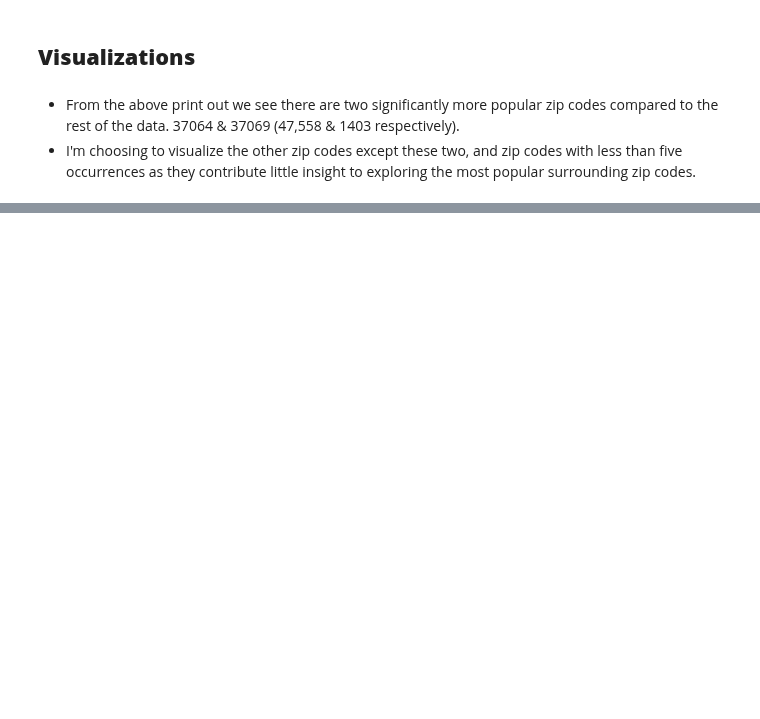
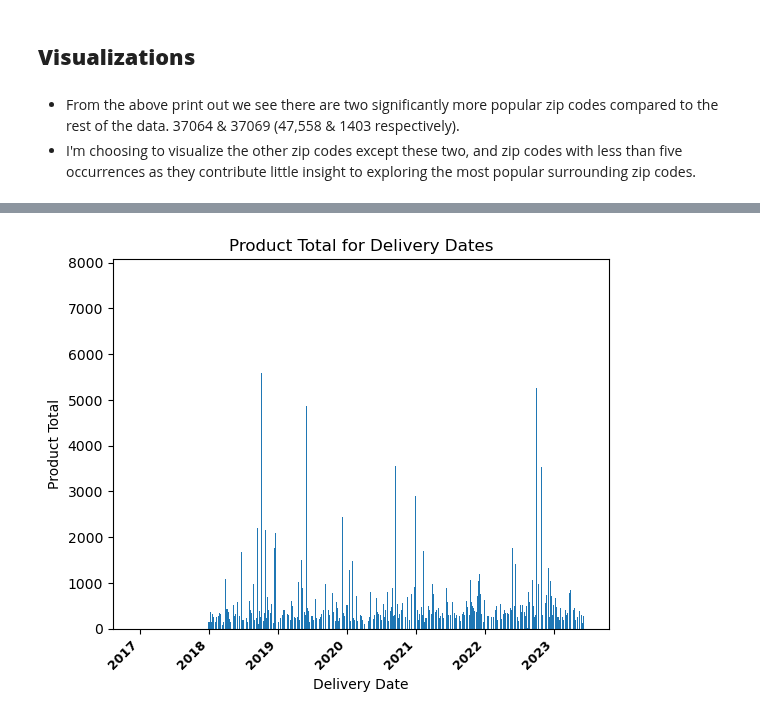
Before and after one commit to JoeBwonKenobi/Floral_Sales_Project, a Jupyter notebook: Floral_Data_Processing.ipynb, the cells around one changed output, grey strips where cells are left out. Saved outputs shown, nothing was run; the diff lists cells and outputs as text; code cells hidden in the pictures; blank space fills up the shorter version.

```diff
--- a/Floral_Data_Processing.ipynb
+++ b/Floral_Data_Processing.ipynb
@@ -444,12 +589,14 @@ plt.show()
 # %%
 # Create barplot
-plt.bar(fd['Occasion'], fd['Product Total'])
+plt.bar(fd['Delivery Date'], fd['Product Total'])
 
 # Set plot labels and title
-plt.xlabel('Occasion')
+plt.xlabel('Delivery Date')
 plt.ylabel('Product Total')
 plt.xticks(rotation=45, fontsize = 9, fontweight = 'heavy', ha = 'right');
-plt.title('Floral Occasion Breakdown')
+plt.title('Product Total for Delivery Dates')
 
 # Show the plot
 plt.show()
+# %% [output]
+[figure, added]
```
Also changed, not shown: parts of 41 cells of this notebook, 3 other files.
